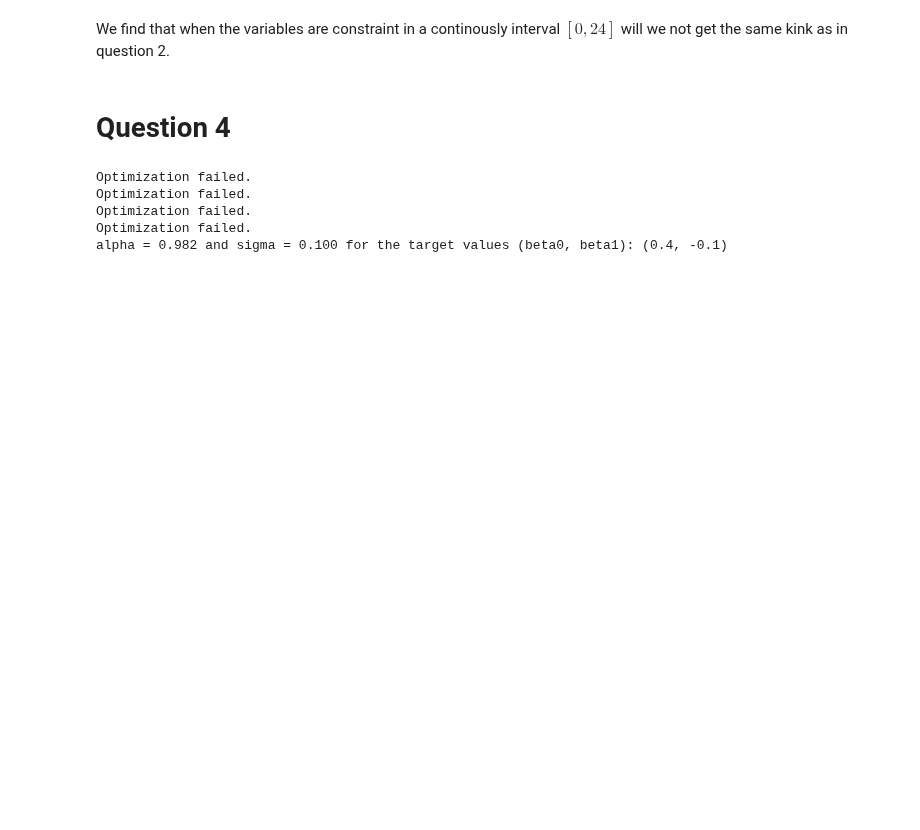
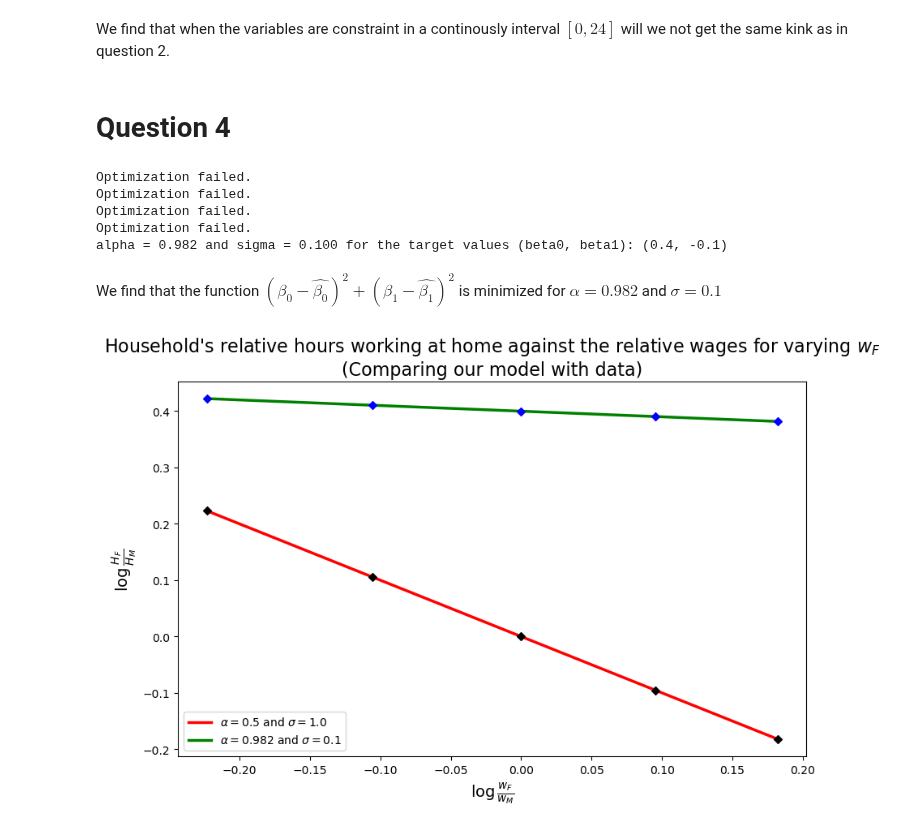
Before and after one commit to NumEconCopenhagen/projects-2023-noobs, a Jupyter notebook: inauguralproject/inauguralproject.ipynb, the cells around one changed output. Saved outputs shown, nothing was run; the diff lists cells and outputs as text; code cells hidden in the pictures; blank space fills up the shorter version.

```diff
--- a/inauguralproject/inauguralproject.ipynb
+++ b/inauguralproject/inauguralproject.ipynb
@@ -221,3 +221,58 @@ Optimization failed.
 Optimization failed.
 Optimization failed.
 alpha = 0.982 and sigma = 0.100 for the target values (beta0, beta1): (0.4, -0.1)
+# %% [markdown]
+We find that the function $\left(\beta_0-\hat{\beta_0}\right)^2+\left(\beta_1-\hat{\beta_1}\right)^2$ is minimized for $\alpha=0.982$ and $\sigma=0.1$
+# %%
+import HouseholdSpecializationModel
+model = HouseholdSpecializationModel.HouseholdSpecializationModelClass()
+# create a zero dictionary
+q3_dict= []
+
+# discrete model with different values of wM.
+for wage in wF:
+
+    # set new value for wF
+    model.par.wF = wage
+
+    # solve discrete model
+    csol = model.solve()
+
+    # store results
+    store = csol.HF/csol.HM
+    q3_dict = np.append(q3_dict, store)
+
+import House2
+model = House2.Household2()
+# create a zero dictionary
+q4_dict= []
+
+# discrete model with different values of wM.
+for wage in wF:
+
+    # set new value for wF
+    model.par.wF = wage
+
+    # solve discrete model
+    csol = model.solve()
+
+    # store results
+    store = csol.HF/csol.HM
+    q4_dict = np.append(q4_dict, store)
+
+# create plot
+fig = plt.figure(figsize=(10,6))# figsize is in inches
+
+# plot the log values
+ax = fig.add_subplot(1, 1, 1)
+ax.scatter(np.log(wF), np.log(q3_dict), color='black', marker='D', s=25, zorder=10)
+ax.plot(np.log(wF), np.log(q3_dict), color='red', lw=2.5, label = rf"$\alpha=0.5$ and $\sigma=1.0$")
+ax.scatter(np.log(wF), np.log(q4_dict), color='blue', marker='D', s=25, zorder=10)
+ax.plot(np.log(wF), np.log(q4_dict), color='green', lw=2.5, label = rf"$\alpha=0.982$ and $\sigma=0.1$") # wM is normalized to 1 and we can thus take the relative wages as wF
+ax.set_xlabel(rf"$\log \frac{{w_F}}{{w_M}}$",fontsize=14)
+ax.set_ylabel(rf"$\log \frac{{H_F}}{{H_M}}$",fontsize=14)
+ax.set_title("Household's relative hours working at home against the relative wages for varying $w_F$ \n(Comparing our model with data)", fontsize=16)
+plt.legend()
+plt.show()
+# %% [output]
+[figure, added]
```
Also changed, not shown: parts of 2 cells of this notebook, 2 other files.
